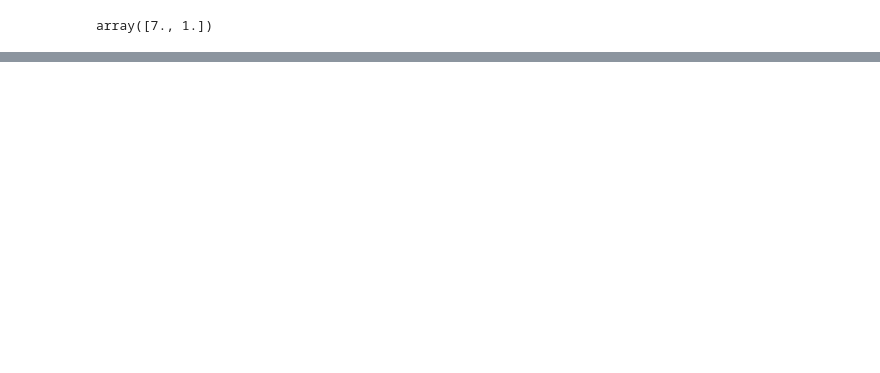
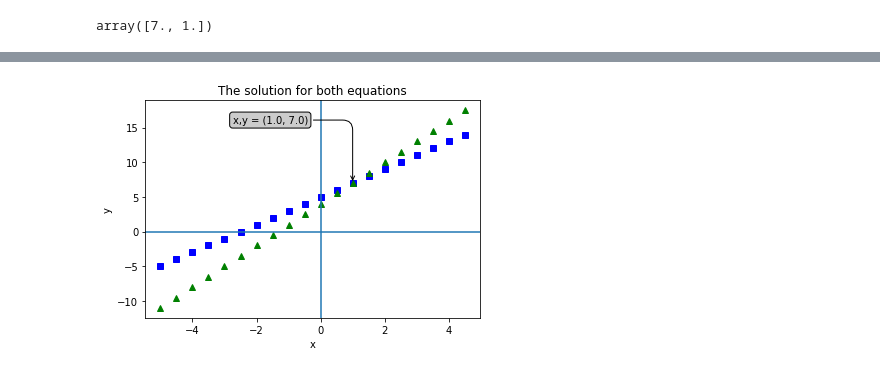
Before and after one commit to kanacb/pythonIN10hrs, a Jupyter notebook: Lesson4.ipynb, the cells around one changed output, grey strips where cells are left out. Saved outputs shown, nothing was run; the diff lists cells and outputs as text; code cells hidden in the pictures; blank space fills up the shorter version.

```diff
--- a/Lesson4.ipynb
+++ b/Lesson4.ipynb
@@ -102,0 +72,23 @@ array([7., 1.])
+# %%
+import matplotlib.pyplot as plt
+offset = 60
+xdata, ydata = 1 , 7
+x = np.arange(-5., 5., 0.5)
+y1 = 2*x+5
+y2 = 4+3*x
+fig, ax = plt.subplots()
+ax.plot(x, y1, 'bs', x, y2 ,'g^')
+bbox = dict(boxstyle ="round", fc ="0.8")
+arrowprops = dict(arrowstyle = "->", connectionstyle = "angle, angleA = 0, angleB = 90, rad = 10")
+ax.annotate('x,y = (%.1f, %.1f)'%(xdata, ydata),
+            (xdata, ydata), xytext =(-2 * offset, offset),
+            textcoords ='offset points',
+            bbox = bbox, arrowprops = arrowprops)
+ax.axhline(y=0)
+ax.set_ylabel('y')
+ax.axvline(x=0)
+ax.set_xlabel('x')
+plt.title("The solution for both equations")
+plt.show()
+# %% [output]
+[figure, added]
```
Also changed, not shown: parts of 30 cells of this notebook.
